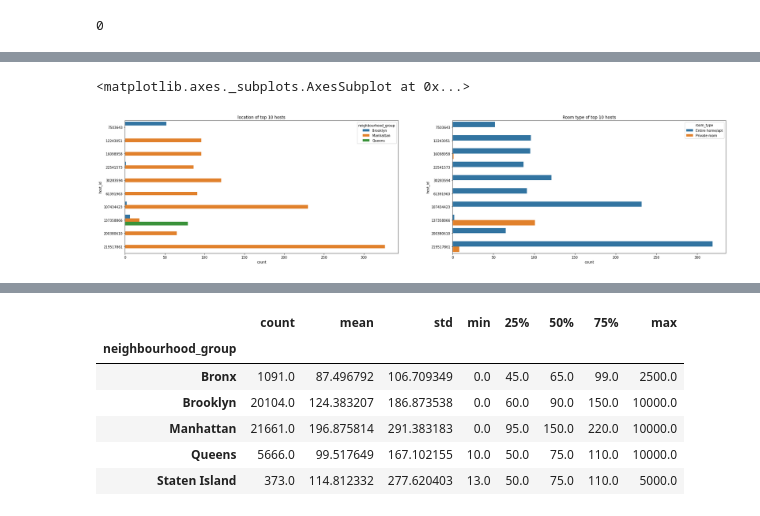
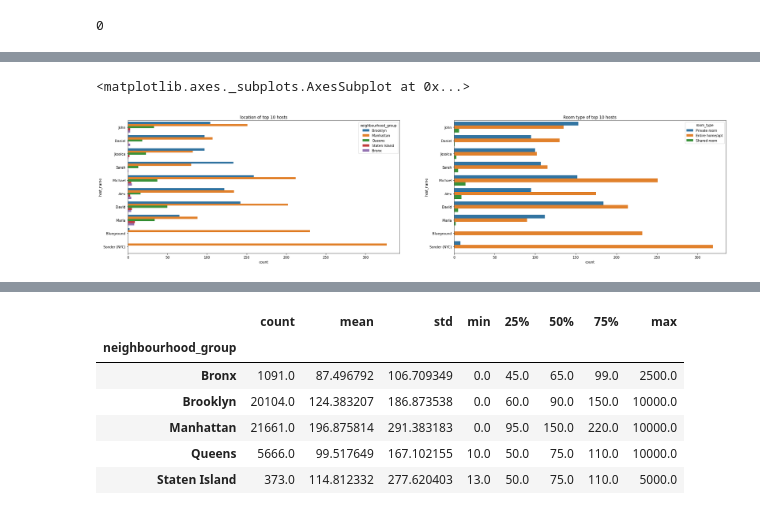
Before and after one commit to mohammedmoin44/EDA-Airbnb-NYC, a Jupyter notebook: Airbnb_Bookings_Analysis_Capstone_Project.ipynb, the cells around one changed output, grey strips where cells are left out. Saved outputs shown, nothing was run; the diff lists cells and outputs as text; code cells hidden in the pictures.

```diff
--- a/Airbnb_Bookings_Analysis_Capstone_Project.ipynb
+++ b/Airbnb_Bookings_Analysis_Capstone_Project.ipynb
@@ -203,5 +258,7 @@ Name: host_id, dtype: int64
+# %%
+host=['Michael','David','Sonder (NYC)','John','Alex','Blueground', 'Sarah','Daniel','Jessica','Maria']
 # %%
 #getting list of top ten host's
-host = [219517861,107434423,30283594,137358866,16098958,12243051,61391963,22541573,200380610,7503643]
+#host = [219517861,107434423,30283594,137358866,16098958,12243051,61391963,22541573,200380610,7503643]
 # %%
-data_h = df1.loc[df1['host_id'].isin(host)]
+data_h = df1.loc[df1['host_name'].isin(host)]
@@ -225,18 +314,18 @@ data_h.groupby('host_id')['number_of_reviews'].sum().plot(kind='bar')
 # %%
 #plotting top 10 hosts with location type and room type
 plt.figure(figsize=(32,16))
 plt.subplot(2,2,1)
 plt.title('location of top 10 hosts')
 plt.xlabel('Hosts')
 plt.ylabel('count')
-sns.countplot(data=data_h ,y='host_id',hue='neighbourhood_group')
+sns.countplot(data=data_h ,y='host_name',hue='neighbourhood_group')
 
 
 plt.subplot(2,2,2)
 plt.title('Room type of top 10 hosts')
 plt.xlabel('host_id')
 plt.ylabel('count')
-sns.countplot(data=data_h ,y='host_id',hue='room_type')
+sns.countplot(data=data_h ,y='host_name',hue='room_type')
 # %% [output]
 <matplotlib.axes._subplots.AxesSubplot at 0x...>
-[figure, old version]
+[figure, new version]
```
Also changed, not shown: parts of 25 cells of this notebook.
